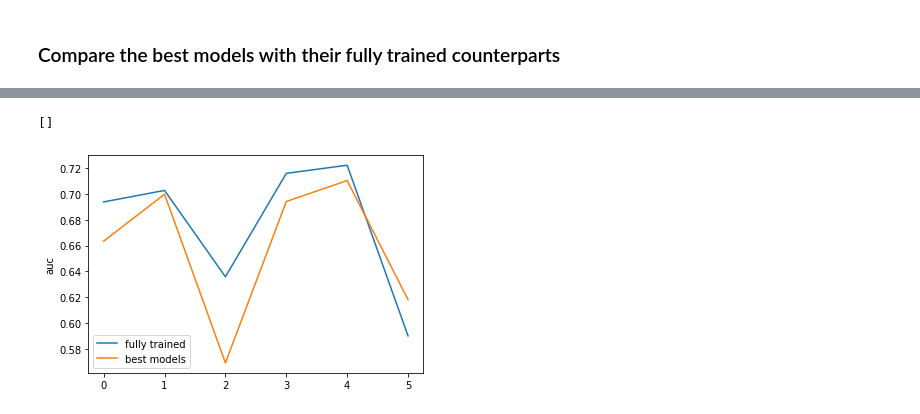
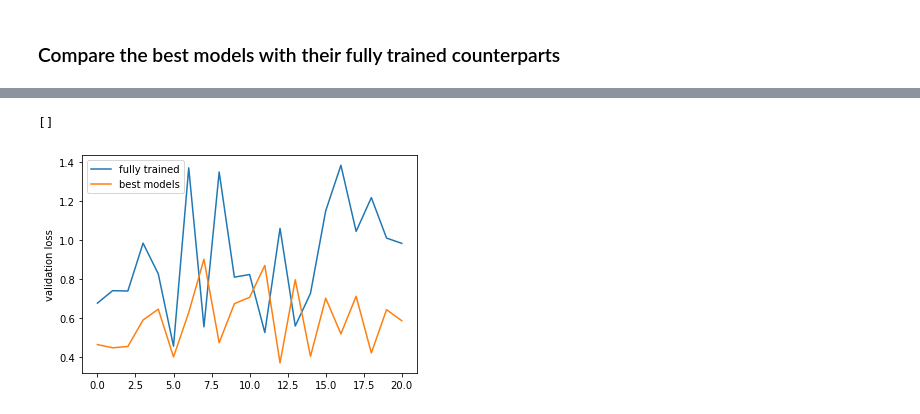
Before and after one commit to neurospin-projects/2023_agaudin_jchavas_folding_supervised, a Jupyter notebook: contrastive/notebooks/bdd_analysis.ipynb, the cells around one changed output, grey strips where cells are left out. Drawn from its saved outputs; the diff is of its cells as text; code cells hidden in the pictures.

```diff
--- a/contrastive/notebooks/bdd_analysis.ipynb
+++ b/contrastive/notebooks/bdd_analysis.ipynb
@@ -227,7 +287,8 @@ SyntaxError: unexpected EOF while parsing (<ipython-input-13-721e0f0db702>, line
 # bdd 2
 # %%
 bdd2 = pd.read_csv("/neurospin/dico/agaudin/Runs/05_rigourous/Output/gyrification/bdd_gyrification.csv", index_col=0)
-bdd2.seed = bdd2.seed.fillna(-1)
+bdd2.seed = bdd2.seed.fillna('None')
+bdd2.random_state = bdd2.random_state.fillna('None')
 bdd2 = bdd2.sort_values(by=['dataset_name', 'seed'], ascending=True)
 bdd2
 # %% [output]
@@ -387,9 +564,9 @@ sub_bdd2
 # %%
-plt.plot(range(6), sub_bdd2.auc)
-plt.plot(range(6), bdd_bests.auc)
+plt.plot(range(sub_bdd2.shape[0]), sub_bdd2.val_loss)
+plt.plot(range(sub_bdd2.shape[0]), bdd_bests.best_loss)
 plt.legend(["fully trained", "best models"])
-plt.ylabel("auc")
+plt.ylabel("validation loss")
 plt.plot()
 # %% [output]
 []
-[figure, old version]
+[figure, new version]
```
Also changed, not shown: parts of 26 cells of this notebook, 6 other files.
